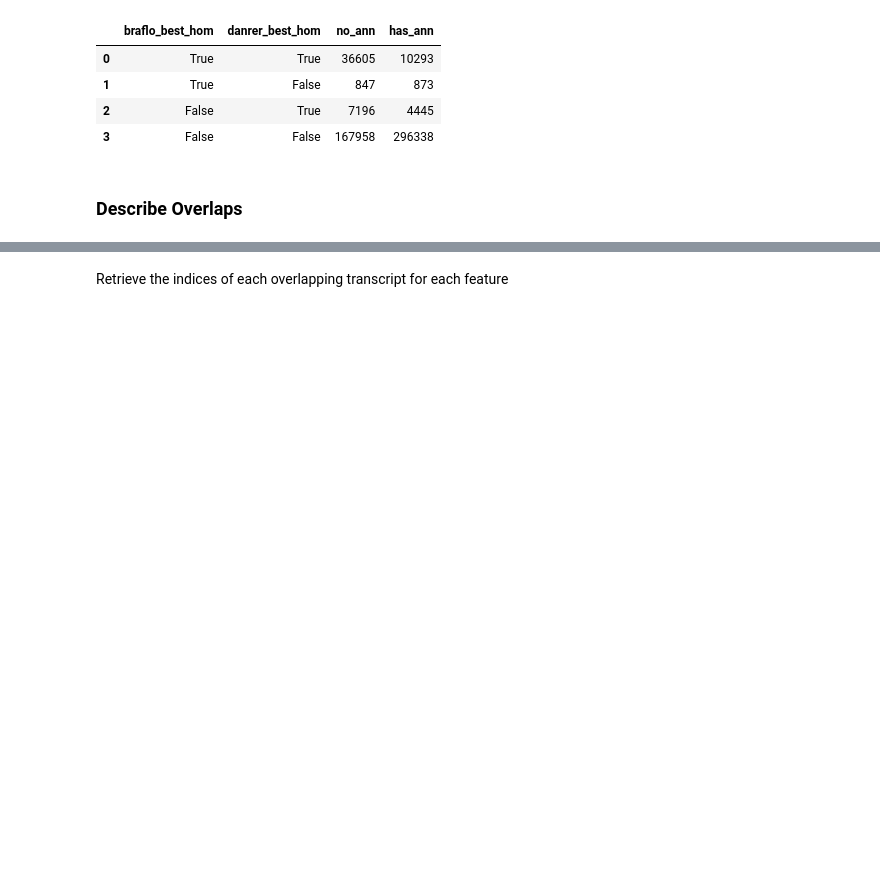
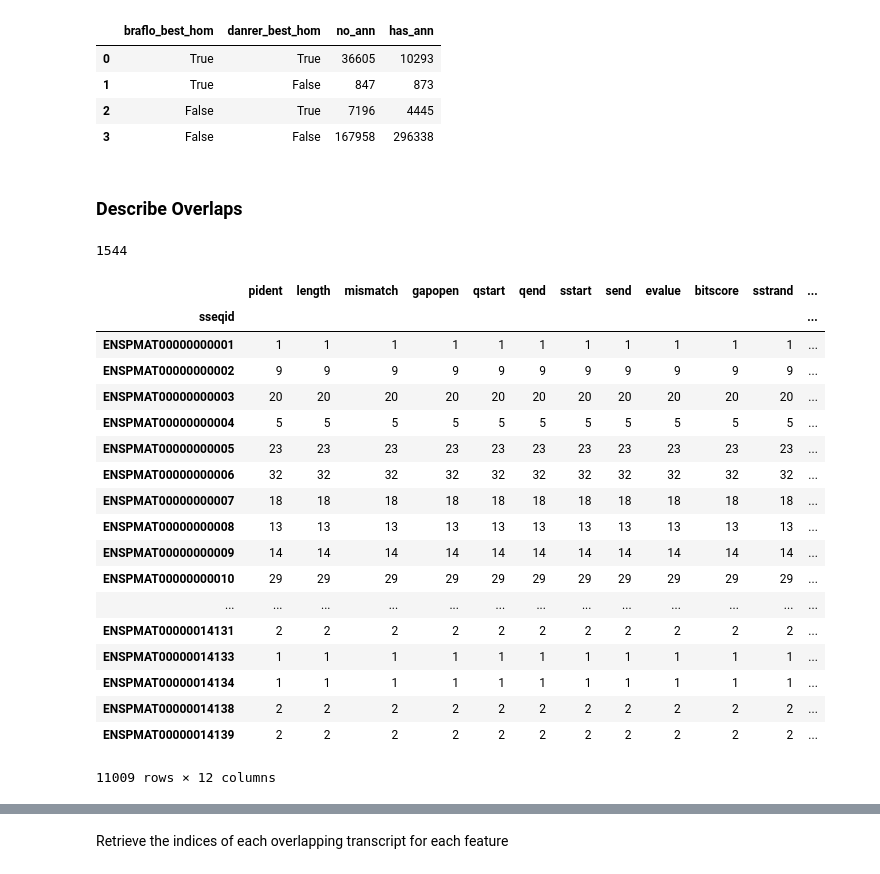
Before and after one commit to standage/2015-petMarSB, a Jupyter notebook: notebooks/petmar-cross-validate.ipynb, the cells around one changed output, grey strips where cells are left out. Drawn from its saved outputs; the diff is of its cells as text; code cells hidden in the pictures; blank space fills up the shorter version.

```diff
--- a/notebooks/petmar-cross-validate.ipynb
+++ b/notebooks/petmar-cross-validate.ipynb
@@ -636,0 +693,26 @@ dump_results()
+# %%
+(lamp10_ortho['lamp10.fasta.x.petMar2.cdna.fa.db.tsv'].fillna(-1).evalue_x > 0).sum()
+# %% [output]
+1544
+# %%
+store['lamp10.fasta.x.petMar2.cdna.fa.db.tsv'].fillna(-1).groupby('sseqid').count()
+# %% [output]
+|  | pident | length | mismatch | gapopen | qstart | qend | sstart | send | evalue | bitscore | sstrand | ... |
+| sseqid |  |  |  |  |  |  |  |  |  |  |  | ... |
+| ENSPMAT00000000001 | 1 | 1 | 1 | 1 | 1 | 1 | 1 | 1 | 1 | 1 | 1 | ... |
+| ENSPMAT00000000002 | 9 | 9 | 9 | 9 | 9 | 9 | 9 | 9 | 9 | 9 | 9 | ... |
+| ENSPMAT00000000003 | 20 | 20 | 20 | 20 | 20 | 20 | 20 | 20 | 20 | 20 | 20 | ... |
+| ENSPMAT00000000004 | 5 | 5 | 5 | 5 | 5 | 5 | 5 | 5 | 5 | 5 | 5 | ... |
+| ENSPMAT00000000005 | 23 | 23 | 23 | 23 | 23 | 23 | 23 | 23 | 23 | 23 | 23 | ... |
+| ENSPMAT00000000006 | 32 | 32 | 32 | 32 | 32 | 32 | 32 | 32 | 32 | 32 | 32 | ... |
+| ENSPMAT00000000007 | 18 | 18 | 18 | 18 | 18 | 18 | 18 | 18 | 18 | 18 | 18 | ... |
+| ENSPMAT00000000008 | 13 | 13 | 13 | 13 | 13 | 13 | 13 | 13 | 13 | 13 | 13 | ... |
+| ENSPMAT00000000009 | 14 | 14 | 14 | 14 | 14 | 14 | 14 | 14 | 14 | 14 | 14 | ... |
+| ENSPMAT00000000010 | 29 | 29 | 29 | 29 | 29 | 29 | 29 | 29 | 29 | 29 | 29 | ... |
+| ... | ... | ... | ... | ... | ... | ... | ... | ... | ... | ... | ... | ... |
+| ENSPMAT00000014131 | 2 | 2 | 2 | 2 | 2 | 2 | 2 | 2 | 2 | 2 | 2 | ... |
+| ENSPMAT00000014133 | 1 | 1 | 1 | 1 | 1 | 1 | 1 | 1 | 1 | 1 | 1 | ... |
+| ENSPMAT00000014134 | 1 | 1 | 1 | 1 | 1 | 1 | 1 | 1 | 1 | 1 | 1 | ... |
+| ENSPMAT00000014138 | 2 | 2 | 2 | 2 | 2 | 2 | 2 | 2 | 2 | 2 | 2 | ... |
+| ENSPMAT00000014139 | 2 | 2 | 2 | 2 | 2 | 2 | 2 | 2 | 2 | 2 | 2 | ... |
+11009 rows × 12 columns
```
Also changed, not shown: parts of 21 cells of this notebook, 3 other files.
